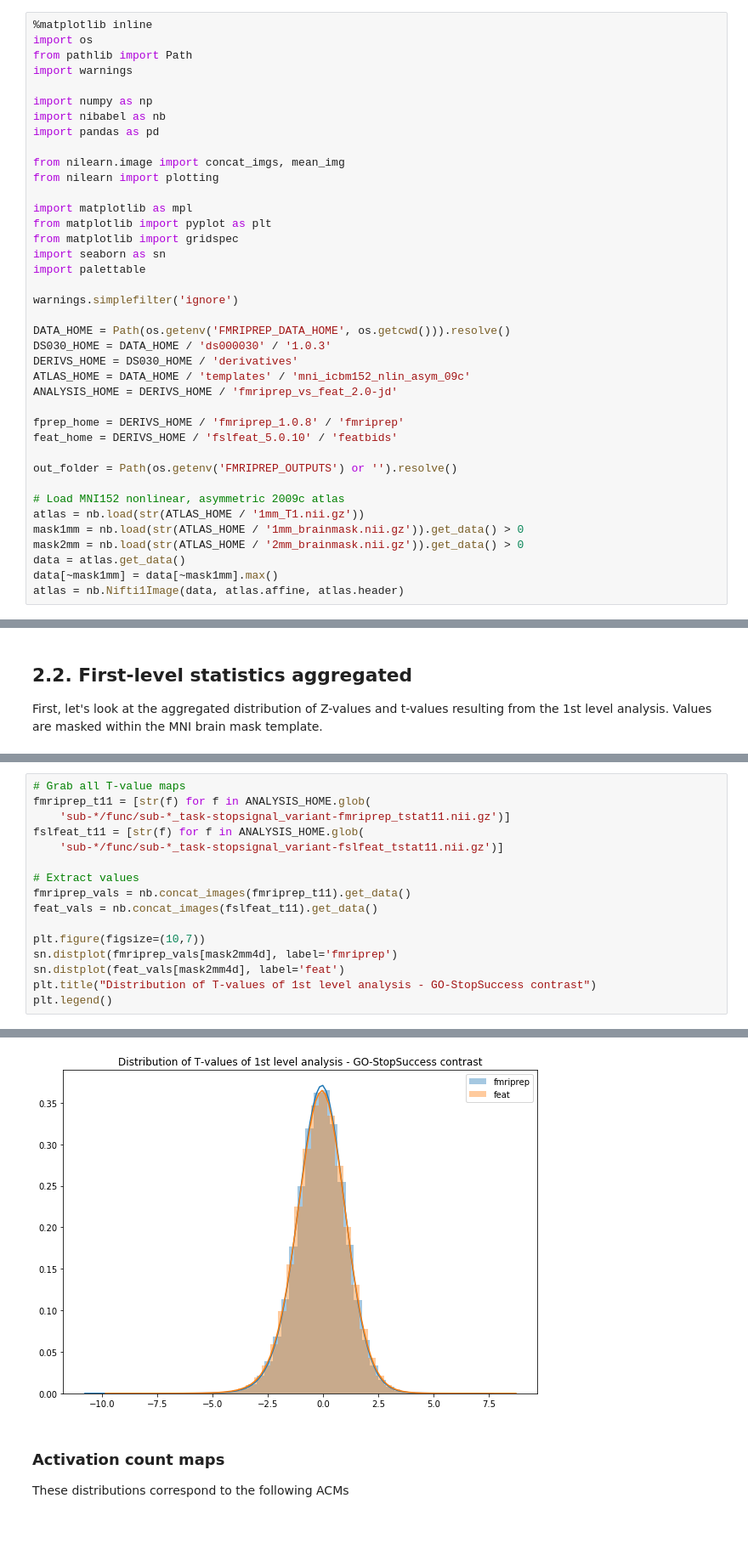
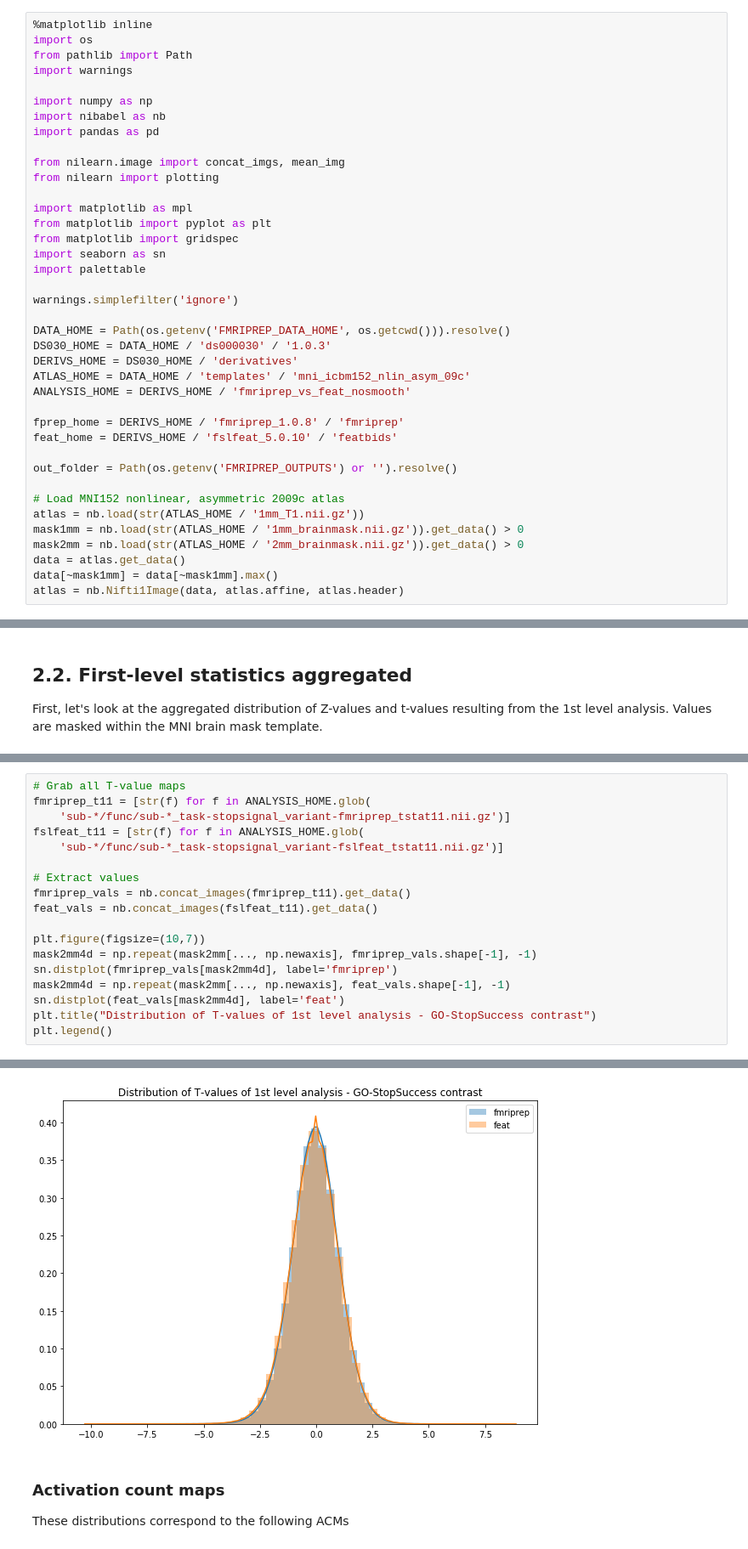
Before and after one commit to nipreps/fmriprep-notebooks, a Jupyter notebook: 02_Evaluation - FEAT Comparison.ipynb, the cells around one changed output, grey strips where cells are left out. Shown at 85% size. Cells and saved outputs as stored; diff of their text form.

```diff
--- a/02_Evaluation - FEAT Comparison.ipynb
+++ b/02_Evaluation - FEAT Comparison.ipynb
@@ -31,7 +31,7 @@ DATA_HOME = Path(os.getenv('FMRIPREP_DATA_HOME', os.getcwd())).resolve()
 DS030_HOME = DATA_HOME / 'ds000030' / '1.0.3'
 DERIVS_HOME = DS030_HOME / 'derivatives'
 ATLAS_HOME = DATA_HOME / 'templates' / 'mni_icbm152_nlin_asym_09c'
-ANALYSIS_HOME = DERIVS_HOME / 'fmriprep_vs_feat_2.0-jd'
+ANALYSIS_HOME = DERIVS_HOME / 'fmriprep_vs_feat_nosmooth'
 
 fprep_home = DERIVS_HOME / 'fmriprep_1.0.8' / 'fmriprep'
 feat_home = DERIVS_HOME / 'fslfeat_5.0.10' / 'featbids'
@@ -215,22 +215,24 @@ plt.legend()
 # %%
 # Grab all T-value maps
 fmriprep_t11 = [str(f) for f in ANALYSIS_HOME.glob(
     'sub-*/func/sub-*_task-stopsignal_variant-fmriprep_tstat11.nii.gz')]
 fslfeat_t11 = [str(f) for f in ANALYSIS_HOME.glob(
     'sub-*/func/sub-*_task-stopsignal_variant-fslfeat_tstat11.nii.gz')]
 
 # Extract values
 fmriprep_vals = nb.concat_images(fmriprep_t11).get_data()
 feat_vals = nb.concat_images(fslfeat_t11).get_data()
 
 plt.figure(figsize=(10,7))
+mask2mm4d = np.repeat(mask2mm[..., np.newaxis], fmriprep_vals.shape[-1], -1)
 sn.distplot(fmriprep_vals[mask2mm4d], label='fmriprep')
+mask2mm4d = np.repeat(mask2mm[..., np.newaxis], feat_vals.shape[-1], -1)
 sn.distplot(feat_vals[mask2mm4d], label='feat')
 plt.title("Distribution of T-values of 1st level analysis - GO-StopSuccess contrast")
 plt.legend()
 # %% [output]
 <matplotlib.legend.Legend at 0x...>
-[figure, old version]
+[figure, new version]
 # %% [markdown]
 ### Activation count maps
 
```
Also changed, not shown: parts of 14 cells of this notebook.
